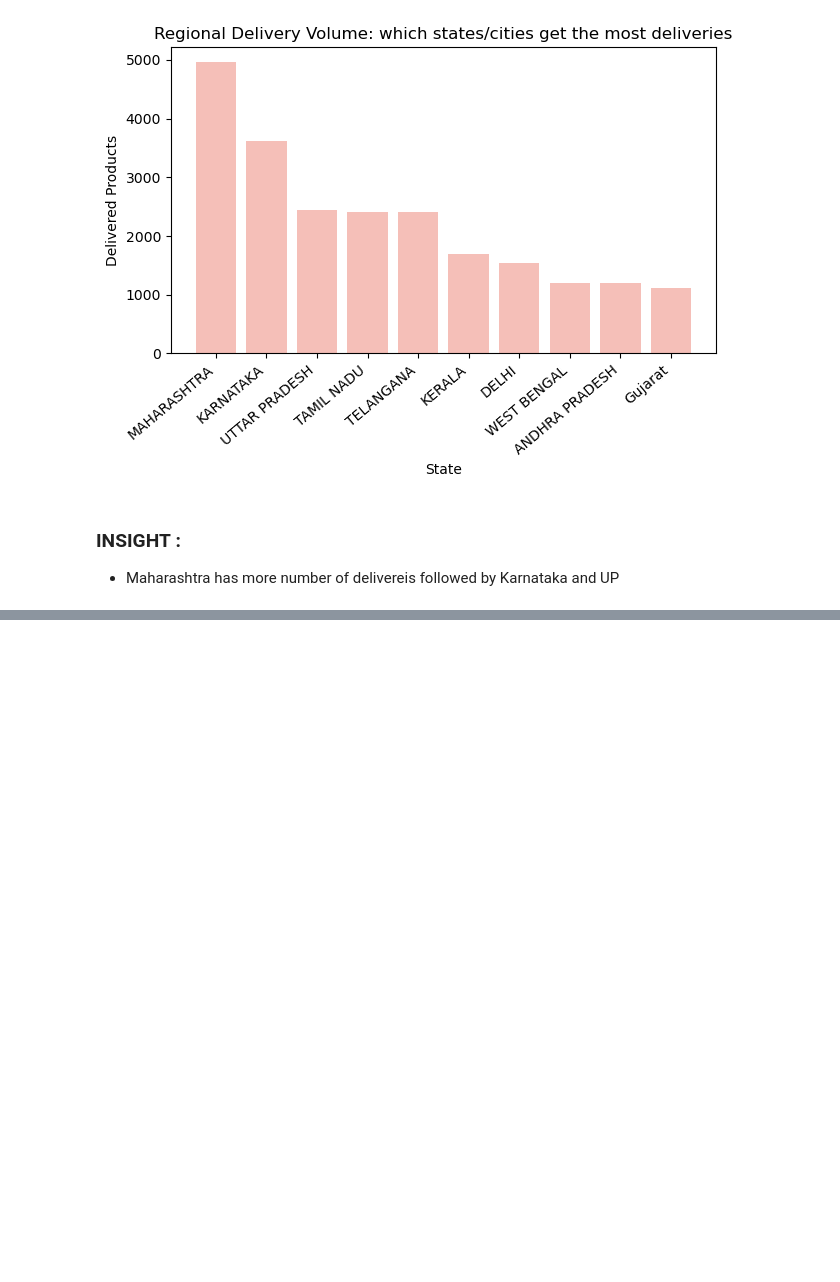
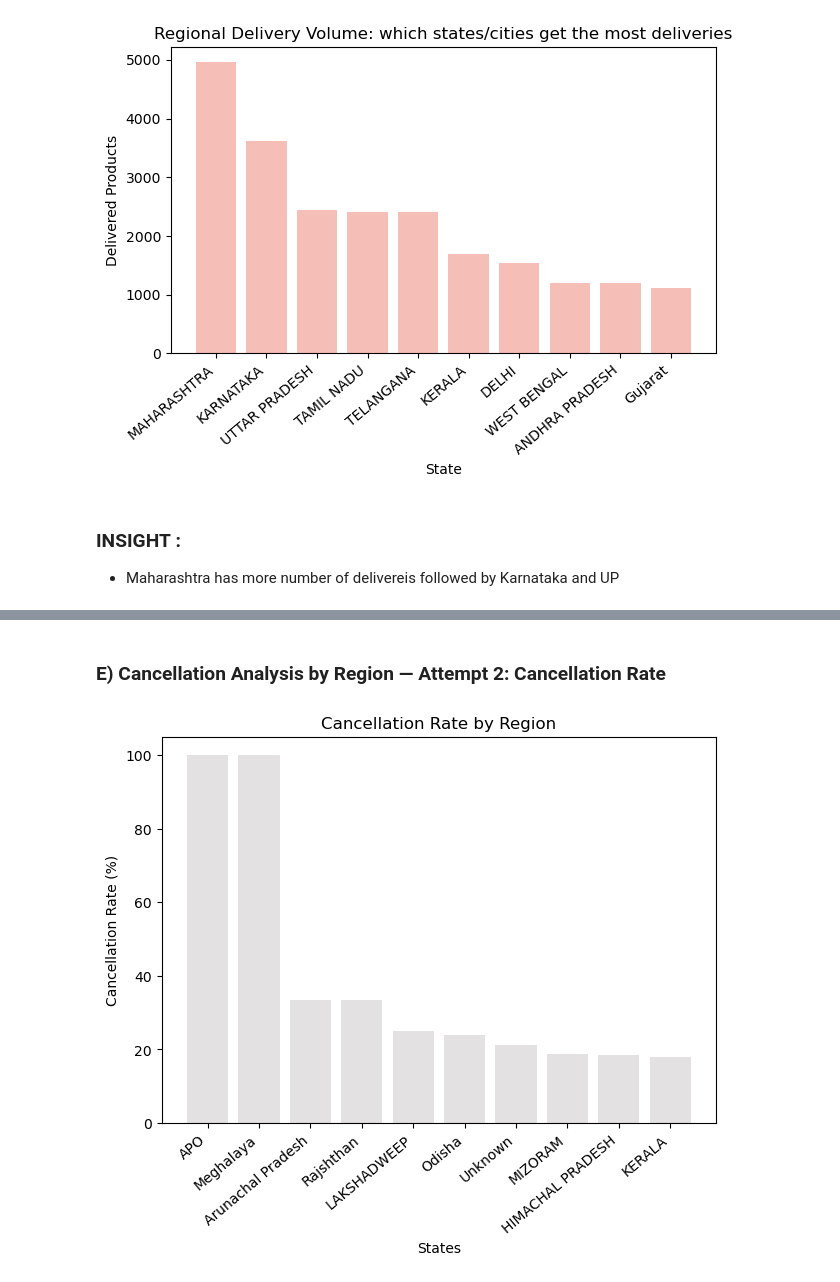
Before and after one commit to sayali-devkar/amazon-sales-analysis, a Jupyter notebook: notebooks/amazon_sales_analysis.ipynb, the cells around one changed output, grey strips where cells are left out. Drawn from its saved outputs; the diff is of its cells as text; code cells hidden in the pictures; blank space fills up the shorter version.

```diff
--- a/notebooks/amazon_sales_analysis.ipynb
+++ b/notebooks/amazon_sales_analysis.ipynb
@@ -397,0 +417,16 @@ plt.show()
+# %% [markdown]
+### **E) Cancellation Analysis by Region — Attempt 2: Cancellation Rate**
+# %%
+total_orders_by_state = df.groupby('ship-state').size()
+cancellation_rate = (state_cancellations / total_orders_by_state * 100).sort_values(ascending=False)
+top_cancellation_rate = cancellation_rate.head(10)
+
+plt.bar(top_cancellation_rate.index, top_cancellation_rate.values, color='#E3E1E1')
+plt.xlabel("States")
+plt.ylabel("Cancellation Rate (%)")
+plt.title("Cancellation Rate by Region")
+plt.tight_layout()
+plt.xticks(rotation=40, ha='right')
+plt.show()
+# %% [output]
+[figure, added]
```
Also changed, not shown: parts of 8 cells of this notebook.
